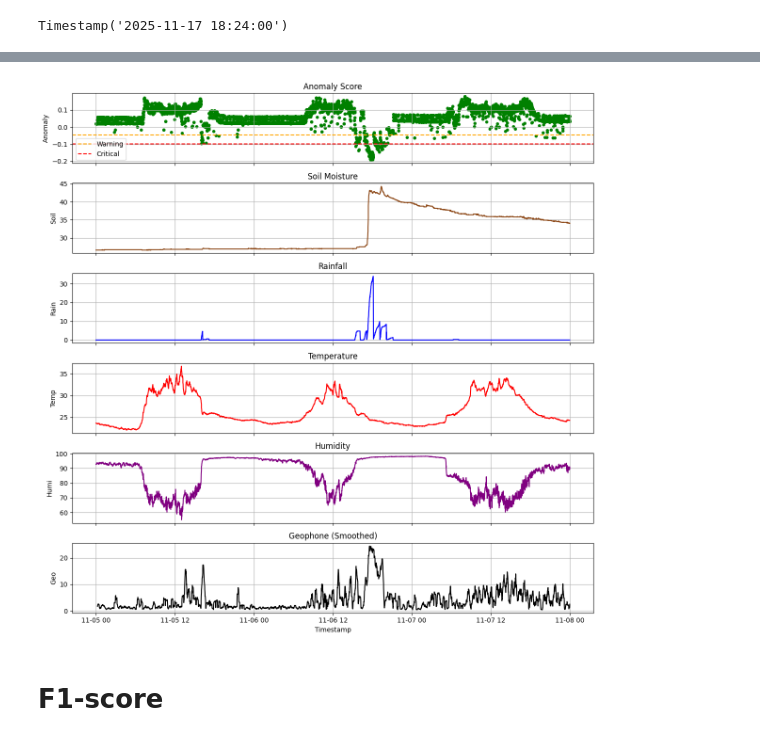
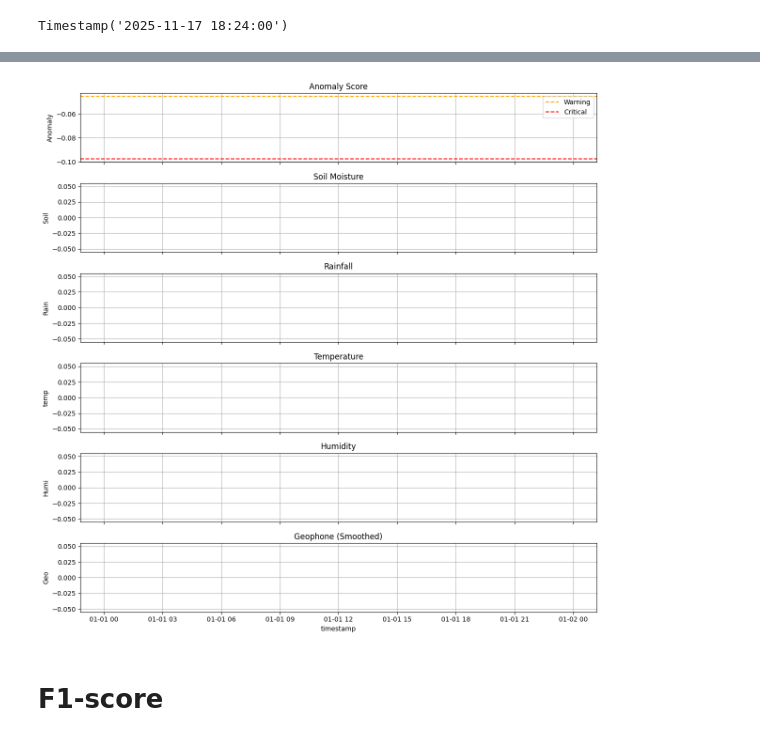
Before and after one commit to Ahmadaduwa/Landslide, a Jupyter notebook: models/IsalationForest/Isolation_Forest_Validate_Fit5.ipynb, the cells around one changed output, grey strips where cells are left out. Drawn from its saved outputs; the diff is of its cells as text; code cells hidden in the pictures.

```diff
--- a/models/IsalationForest/Isolation_Forest_Validate_Fit5.ipynb
+++ b/models/IsalationForest/Isolation_Forest_Validate_Fit5.ipynb
@@ -152,7 +152,7 @@ df_val.describe()
 #              'anomaly_score', 'model_risk', 'rule_risk', 'predicted_risk']].head())
 # %%
 # สร้าง features
-feature_cols = ['soil', 'rain', 'Temp', 'hum', 'geo']
+feature_cols = ['soil', 'rain', 'temp', 'humi', 'geo']
 X_val = df_val[feature_cols].values
 X_val_scaled = scaler.transform(X_val)
 
@@ -506,8 +506,8 @@ geo: Normal SNR=0.53, Anomaly SNR=1.35
 # %% [markdown]
 ## Mean Absolute Error (MAE)
 # %%
-df_val['Timestamp'] = pd.to_datetime(df_val['Timestamp'])
-interval = df_val['Timestamp'].diff().median()
+df_val['timestamp'] = pd.to_datetime(df_val['timestamp'])
+interval = df_val['timestamp'].diff().median()
 print(f"Sampling interval: {interval}")
 # %% [output]
 Sampling interval: 0 days 00:01:00
@@ -517,7 +517,7 @@ print(f"Rolling window size for 1 hour: {window_size}")
 # %% [output]
 Rolling window size for 1 hour: 60
 # %%
-interval = df_val['Timestamp'].diff().median()
+interval = df_val['timestamp'].diff().median()
 window_size = int(pd.Timedelta('1H') / interval)
 
 print(f"Using rolling window size = {window_size} for 1 hour")
@@ -687,7 +687,7 @@ if 'timestamp' in df_val.columns:
     plt.axhline(warn_thresh, color='orange', linestyle='--', label='Warning')
     plt.axhline(crit_thresh, color='red', linestyle='--', label='Critical')
     plt.title('Anomaly Score over Time')
-    plt.xlabel('Timestamp')
+    plt.xlabel('timestamp')
     plt.ylabel('Score')
     plt.legend()
     plt.grid(True)
@@ -743,6 +745,6 @@ plt.show()
 # %%
-df_val['Timestamp'] = pd.to_datetime(df_val['Timestamp'])
-df_dev = df_val.set_index('Timestamp').sort_index()
+df_val['timestamp'] = pd.to_datetime(df_val['timestamp'])
+df_dev = df_val.set_index('timestamp').sort_index()
 #df_dev = df_dev[df_dev['devID'] == 101.0]
 df_range = df_dev.loc["2025-11-05":"2025-11-07"]
 
@@ -763,38 +765,38 @@ axs[1].plot(df_range.index, df_range['soil'], color='saddlebrown')
 axs[1].set_ylabel("Soil")
 axs[1].set_title("Soil Moisture")
 axs[1].grid(True)
 
 # Plot 3: Rain
 axs[2].plot(df_range.index, df_range['rain'], color='blue')
 axs[2].set_ylabel("Rain")
 axs[2].set_title("Rainfall")
 axs[2].grid(True)
 
 # Plot 4: Temp
-axs[3].plot(df_range.index, df_range['Temp'], color='red')
-axs[3].set_ylabel("Temp")
+axs[3].plot(df_range.index, df_range['temp'], color='red')
+axs[3].set_ylabel("temp")
 axs[3].set_title("Temperature")
 axs[3].grid(True)
 
 # Plot 5: Humi
-axs[4].plot(df_range.index, df_range['hum'], color='purple')
+axs[4].plot(df_range.index, df_range['humi'], color='purple')
 axs[4].set_ylabel("Humi")
 axs[4].set_title("Humidity")
 axs[4].grid(True)
 
 window_size = 20  # ลองปรับค่าตามความเหมาะสม เช่น 10, 50, 100
 smoothed_geo = df_range['geo'].rolling(window=window_size).mean()
 
 axs[5].plot(df_range.index, smoothed_geo, color='black')
 axs[5].set_ylabel("Geo")
 axs[5].set_title("Geophone (Smoothed)")
 axs[5].grid(True)
 
-plt.xlabel("Timestamp")
+plt.xlabel("timestamp")
 plt.tight_layout()
 plt.show()
 # %% [output]
-[figure, old version]
+[figure, new version]
 # %% [markdown]
 # F1-score
 # %%
```
Also changed, not shown: parts of 42 cells of this notebook, 46 other files.
